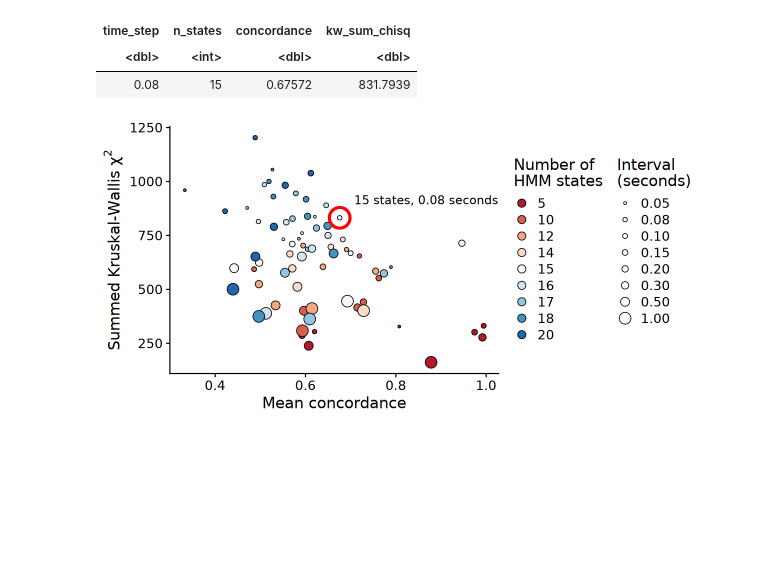
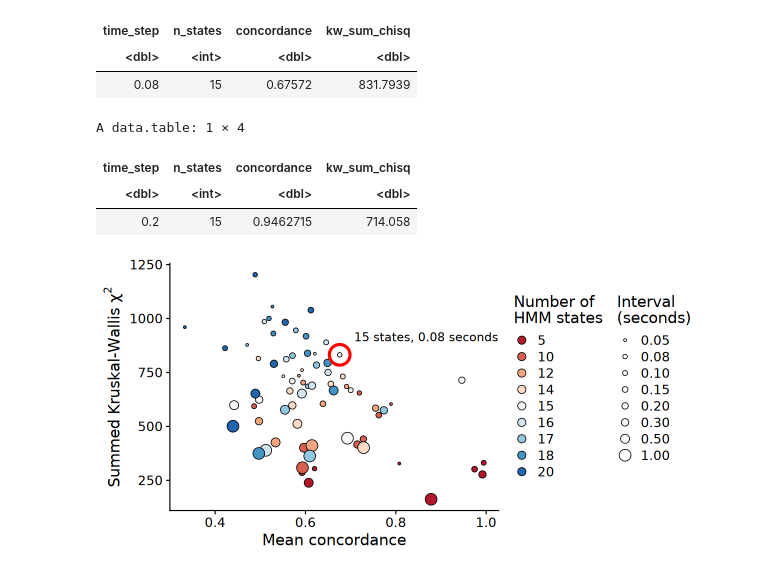
Before and after one commit to birneylab/medaka_behaviour_pilot, a Jupyter notebook: figures_and_tables/fig3/fig3.ipynb, the cells around one changed output. Saved outputs shown, nothing was run; the diff lists cells and outputs as text; code cells hidden in the pictures; blank space fills up the shorter version.

```diff
--- a/figures_and_tables/fig3/fig3.ipynb
+++ b/figures_and_tables/fig3/fig3.ipynb
@@ -67,6 +67,13 @@ A data.table: 1 × 4
 | time_step | n_states | concordance | kw_sum_chisq |
 | <dbl> | <int> | <dbl> | <dbl> |
 | 0.08 | 15 | 0.67572 | 831.7939 |
+# %%
+df[kw_sum_chisq > 500 & concordance > 0.8]
+# %% [output]
+A data.table: 1 × 4
+| time_step | n_states | concordance | kw_sum_chisq |
+| <dbl> | <int> | <dbl> | <dbl> |
+| 0.2 | 15 | 0.9462715 | 714.058 |
 # %%
 p <- ggplot(df, aes(x = concordance, y = kw_sum_chisq, fill = as.factor(n_states), size = time_step)) +
     geom_point(color = "black", pch = 21) +
```
Also changed, not shown: 3 other files.
